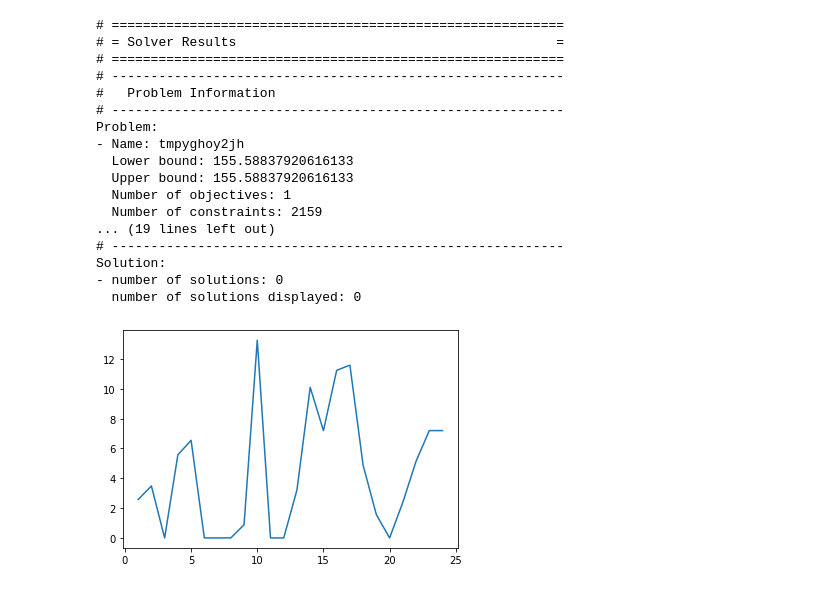
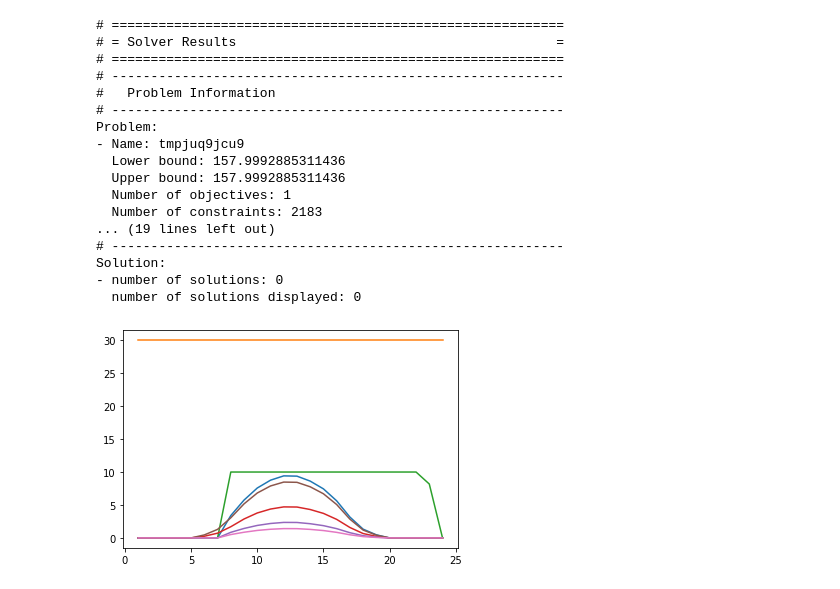
Before and after one commit to ECGomes/eso_project, a Jupyter notebook: pyomo_allConstraints.ipynb, the cells around one changed output. Drawn from its saved outputs; the diff is of its cells as text; code cells hidden in the pictures.

Commit message:
Fixed genInfo gen type information

```diff
--- a/pyomo_allConstraints.ipynb
+++ b/pyomo_allConstraints.ipynb
@@ -391,7 +391,7 @@ model.MaxExpEq = pe.Constraint(model.t, rule=_maxExpEq)
 
 # Maximum generation in generators with normal contract
 def _genActMaxEq1(m, g, t):
-    if m.genInfo[g, 5] != 1:
+    if m.genInfo[g, 5] == 1:
         return (m.genActPower[g, t] <= m.genLimit[g, t, 1])
     return default_behaviour
 
@@ -399,7 +399,7 @@ model.genActMaxEq1 = pe.Constraint(model.gen, model.t, rule=_genActMaxEq1)
 
 #*Minimum generation in generators with normal contract
 def _genActMinEq(m, g, t):
-    if m.genInfo[g, 5] != 1:
+    if m.genInfo[g, 5] == 1:
         return (m.genActPower[g, t] >= m.genInfo[g, 7] * m.genXo[g, t])
     return default_behaviour
 
@@ -407,7 +407,7 @@ model.genActMinEq = pe.Constraint(model.gen, model.t, rule=_genActMinEq)
 
 #*Generation in generators with Feed-in tariffs
 def _genActMaxEq2(m, g, t):
-    if m.genInfo[g, 5] != 2:
+    if m.genInfo[g, 5] == 2:
         return (m.genActPower[g ,t] + m.genExcActPower[g, t] == m.genLimit[g, t, 1])
     return default_behaviour
 
@@ -666,11 +666,11 @@ results.write()
 #   Problem Information
 # ----------------------------------------------------------
 Problem:
-- Name: tmpyghoy2jh
-  Lower bound: 155.58837920616133
-  Upper bound: 155.58837920616133
+- Name: tmpjuq9jcu9
+  Lower bound: 157.9992885311436
+  Upper bound: 157.9992885311436
   Number of objectives: 1
-  Number of constraints: 2159
+  Number of constraints: 2183
 ... (19 lines left out)
 # ----------------------------------------------------------
 Solution:
@@ -704,8 +704,8 @@ result_v2g = ext_pyomo_vals(model.v2gChActPower)
 # %%
 # Plot some results
 
-plt.plot(np.sum(result_v2g))
+plt.plot(result_genActPower.transpose())
 
 plt.show()
 # %% [output]
-[figure, old version]
+[figure, new version]
```
Also changed, not shown: parts of 1 cell of this notebook, 1 other file.
